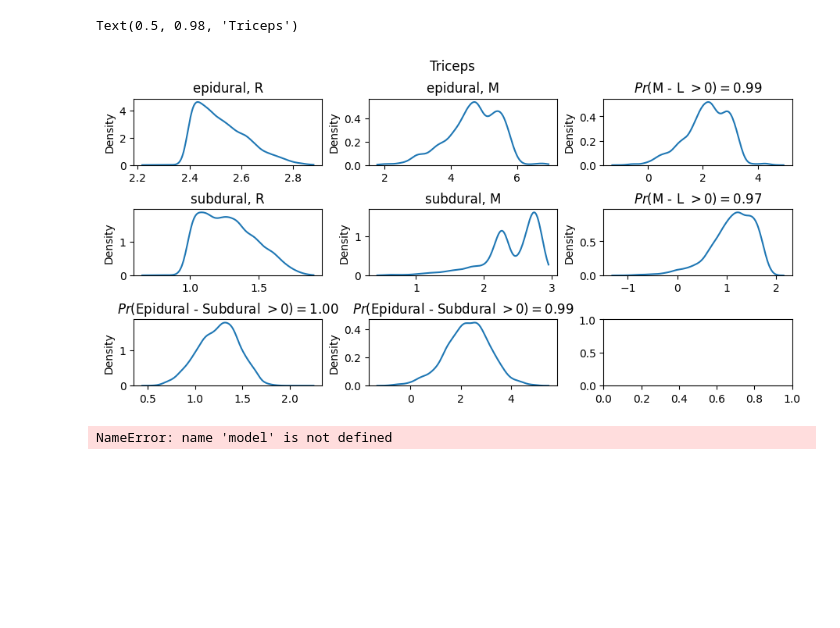
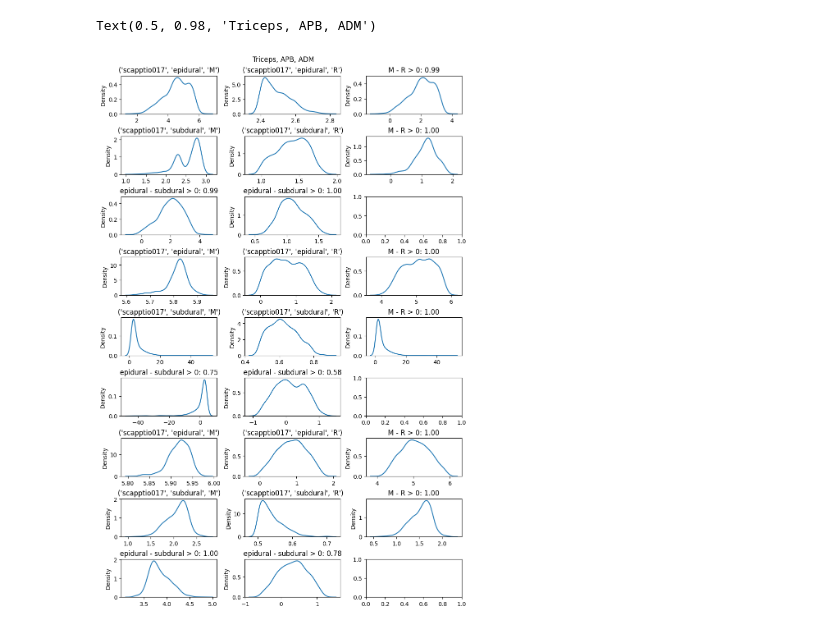
Before and after one commit to hbmep/hbmep-paper, a Jupyter notebook: notebooks/paper/intraoperative/subdural-epidural/core.ipynb, the cells around one changed output. Cells and saved outputs as stored; diff of their text form; code cells hidden in the pictures; blank space fills up the shorter version.

Commit message:
add tms figure

```diff
--- a/notebooks/paper/intraoperative/subdural-epidural/core.ipynb
+++ b/notebooks/paper/intraoperative/subdural-epidural/core.ipynb
@@ -195,17 +175,12 @@ class MixtureModel(BaseModel):
                 )
 # %%
 toml_path = "/home/vishu/repos/hbmep-paper/configs/paper/intraoperative/config.toml"
-
 config = Config(toml_path=toml_path)
-config.BUILD_DIR = os.path.join(config.BUILD_DIR, "subdural-epidural")
-config.FEATURES = ["sc_depth", "sc_laterality"]
+config.BUILD_DIR = os.path.join(config.BUILD_DIR, "subdural-epidural-new")
+config.FEATURES = ["participant", "sc_depth", "sc_laterality"]
 config.RESPONSE = ["Triceps", "APB", "ADM"]
 config.MCMC_PARAMS["num_chains"] = 1
-# config.RESPONSE = ["Triceps"]
-
-
-config.MCMC_PARAMS["num_warmup"] = 6000
-config.MCMC_PARAMS["num_samples"] = 4000
-
+config.MCMC_PARAMS["num_warmup"] = 5000
+config.MCMC_PARAMS["num_samples"] = 1000
 model = MixtureModel(config=config)
 # %% [output]
@@ -275,51 +238,47 @@ model.plot(df=df, encoder_dict=encoder_dict)
 # %%
-a = posterior_samples[site.a]
-
-a.shape
-
 import matplotlib.pyplot as plt
 import seaborn as sns
 
 
-nrows, ncols = 3, 3
+nrows, ncols = 3 * model.n_response, 3
 fig, axes = plt.subplots(nrows=nrows, ncols=ncols, figsize=(3 * ncols, 1.5 * nrows), squeeze=False, constrained_layout=True)
 
+counter = 0
 muscle_ind = 0
-c = [(0, 0, 0), (0, 0, 1), (0, 1, 0), (0, 1, 1)]
 
-counter = 0
-for _ in range(nrows * ncols):
-    i, j = counter // ncols, counter % ncols
-    ax = axes[i, j]
+for muscle_ind in range(model.n_response):
+    for i in range(2):
+        for j in range(2):
+            ax = axes[muscle_ind * 3 + i, j]
+            c = (0, i, j)
+            samples = a[:, *c, muscle_ind]
+            sns.kdeplot(samples, ax=ax)
+            c_inv = model._invert_combination(combination=c, columns=model.features, encoder_dict=encoder_dict)
+            ax.set_title(c_inv)
 
-    if i in {0, 1} and j < 2:
-        sns.kdeplot(a[:, 0, i, j, muscle_ind], ax=ax, cut=0)
-        c_inv = []
-        c_inv.append(encoder_dict[model.features[0]].inverse_transform([i])[0][3:])
-        c_inv.append(encoder_dict[model.features[1]].inverse_transform([j])[0][3:])
-        c_inv = ", ".join(c_inv)
-        ax.set_title(c_inv)
-    counter += 1
-
-    if i in {0, 1} and j == 2:
-        samples = a[:, 0, i, 1, muscle_ind] - a[:, 0, i, 0, muscle_ind]
+    for i in range(2):
+        ax = axes[muscle_ind * 3 + i, 2]
+        c1, c2 = (0, i, 0), (0, i, 1)
+        c1_inv, c2_inv = \
+            model._invert_combination(combination=c1, columns=model.features, encoder_dict=encoder_dict), \
+            model._invert_combination(combination=c2, columns=model.features, encoder_dict=encoder_dict)
+        samples = a[:, *c1, muscle_ind] - a[:, *c2, muscle_ind]
         sns.kdeplot(samples, ax=ax)
         prob = (samples > 0).mean()
-        ax.set_title(f"$Pr($M - L $> 0) = ${prob:.2f}")
+        ax.set_title(f"{c1_inv[-1]} - {c2_inv[-1]} > 0: {prob:.2f}")
 
-    if i == 2 and j in {0, 1}:
-        ax = axes[i, j]
-        samples = a[:, 0, 0, j, muscle_ind] - a[:, 0, 1, j, muscle_ind]
+    for j in range(2):
+        ax = axes[muscle_ind * 3 + 2, j]
+        c1, c2 = (0, 0, j), (0, 1, j)
+        c1_inv, c2_inv = \
+            model._invert_combination(combination=c1, columns=model.features, encoder_dict=encoder_dict), \
+            model._invert_combination(combination=c2, columns=model.features, encoder_dict=encoder_dict)
+        samples = a[:, *c1, muscle_ind] - a[:, *c2, muscle_ind]
         sns.kdeplot(samples, ax=ax)
         prob = (samples > 0).mean()
-        ax.set_title(f"$Pr($Epidural - Subdural $> 0) = ${prob:.2f}")
+        ax.set_title(f"{c1_inv[-2]} - {c2_inv[-2]} > 0: {prob:.2f}")
 
-
-fig.suptitle(f"{model.response[muscle_ind]}")
+fig.suptitle(", ".join(model.response))
 # %% [output]
-Text(0.5, 0.98, 'Triceps')
+Text(0.5, 0.98, 'Triceps, APB, ADM')
-[figure, old version]
+[figure, new version]
-# %%
-combinations = model._make_combinations(df=df, columns=model.combination_columns)
-# %% [output]
-NameError: name 'model' is not defined
```
Also changed, not shown: parts of 17 cells of this notebook, 42 other files.
